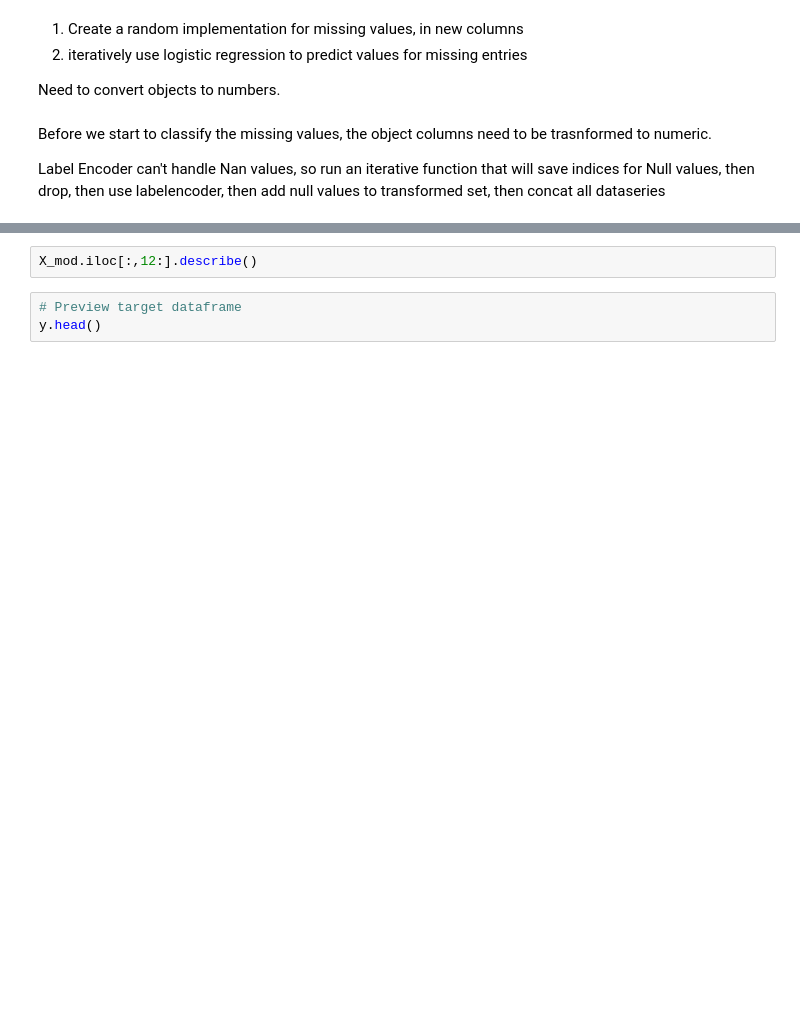
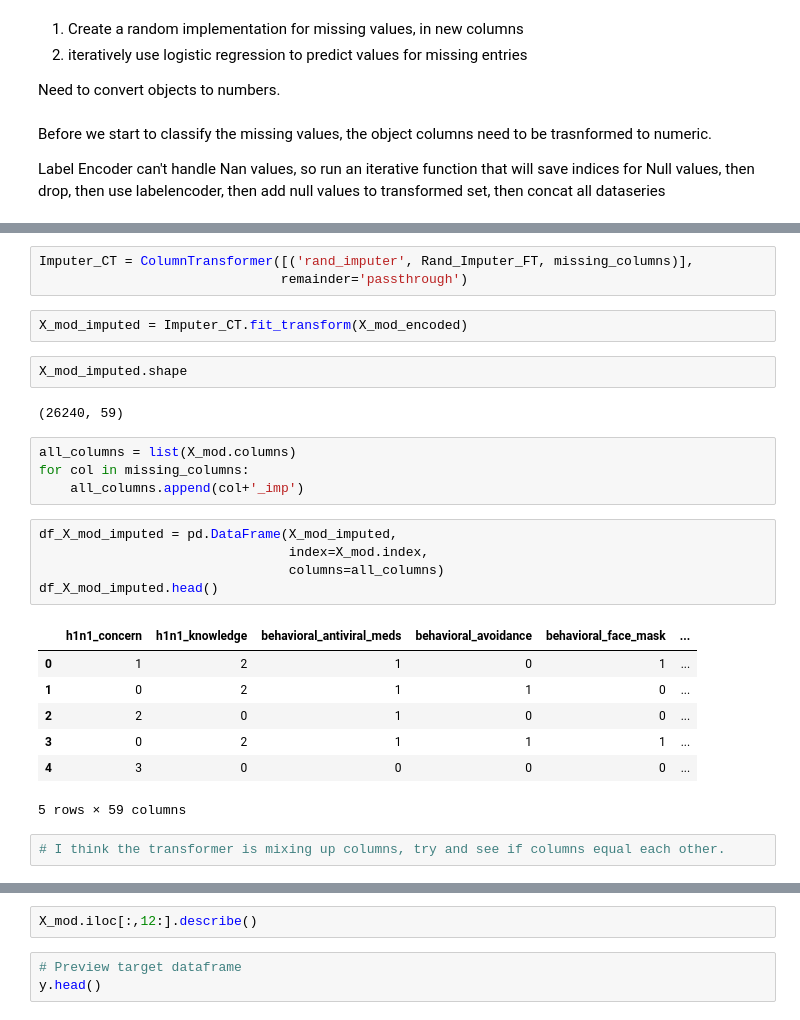
Before and after one commit to cschneck7/phase_3_project, a Jupyter notebook: H1N1 Vaccine Classification Notebook.ipynb, the cells around one changed output, grey strips where cells are left out. Saved outputs shown, nothing was run; the diff lists cells and outputs as text; blank space fills up the shorter version.

```diff
--- a/H1N1 Vaccine Classification Notebook.ipynb
+++ b/H1N1 Vaccine Classification Notebook.ipynb
@@ -374,0 +404,28 @@ Index(['h1n1_concern', 'h1n1_knowledge', 'behavioral_antiviral_meds',
+# %%
+Imputer_CT = ColumnTransformer([('rand_imputer', Rand_Imputer_FT, missing_columns)],
+                               remainder='passthrough')
+# %%
+X_mod_imputed = Imputer_CT.fit_transform(X_mod_encoded)
+# %%
+X_mod_imputed.shape
+# %% [output]
+(26240, 59)
+# %%
+all_columns = list(X_mod.columns)
+for col in missing_columns:
+    all_columns.append(col+'_imp')
+# %%
+df_X_mod_imputed = pd.DataFrame(X_mod_imputed,
+                                index=X_mod.index,
+                                columns=all_columns)
+df_X_mod_imputed.head()
+# %% [output]
+|  | h1n1_concern | h1n1_knowledge | behavioral_antiviral_meds | behavioral_avoidance | behavioral_face_mask | ... |
+| 0 | 1 | 2 | 1 | 0 | 1 | ... |
+| 1 | 0 | 2 | 1 | 1 | 0 | ... |
+| 2 | 2 | 0 | 1 | 0 | 0 | ... |
+| 3 | 0 | 2 | 1 | 1 | 1 | ... |
+| 4 | 3 | 0 | 0 | 0 | 0 | ... |
+5 rows × 59 columns
+# %%
+# I think the transformer is mixing up columns, try and see if columns equal each other.
```
Also changed, not shown: parts of 23 cells of this notebook, 1 other file.
